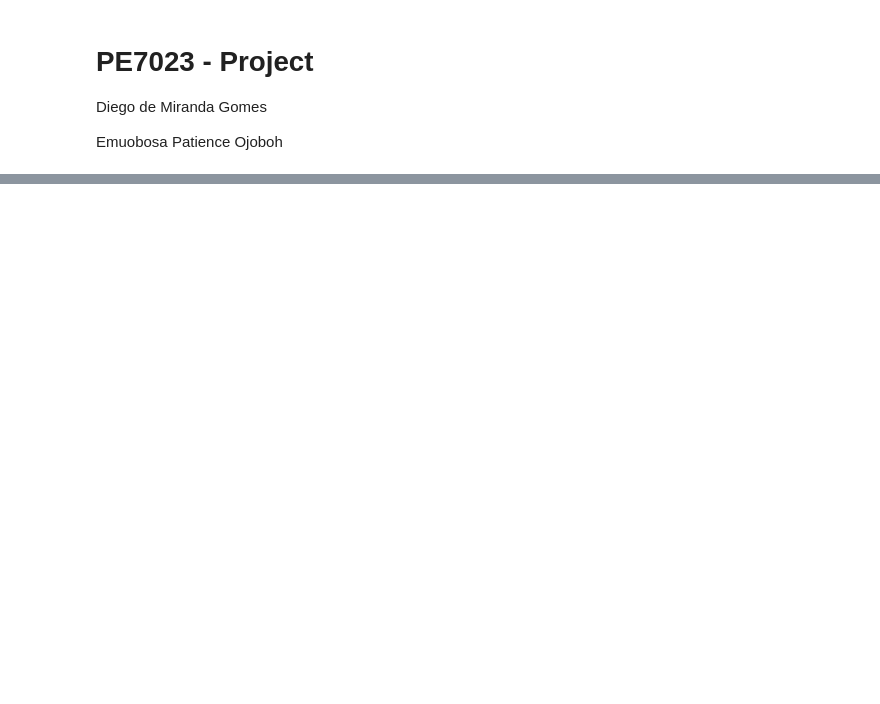
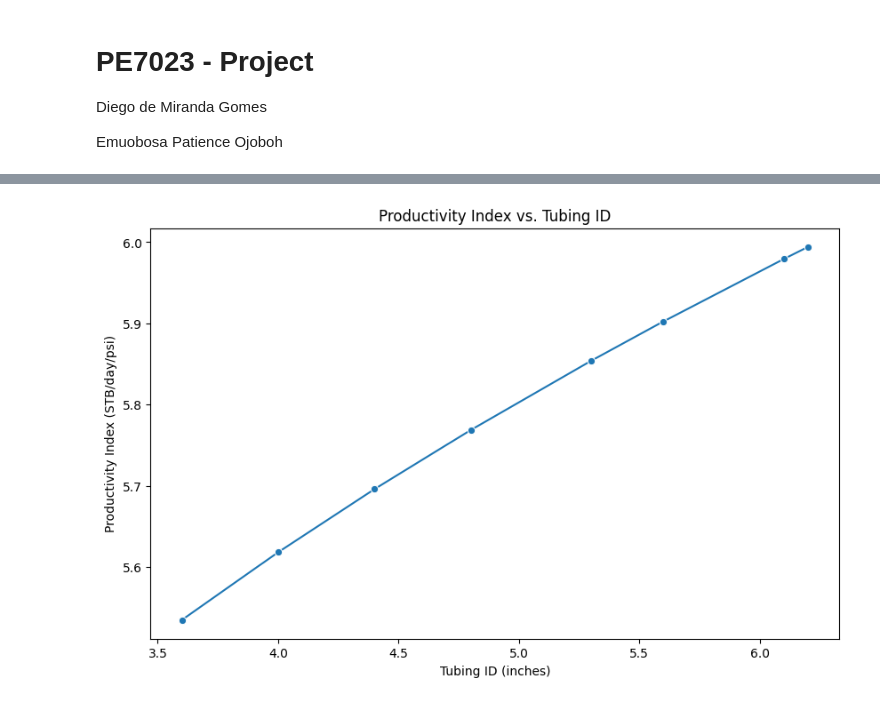
Before and after one commit to mocolega/PE7023-Project, a Jupyter notebook: Part1.ipynb, the cells around one changed output, grey strips where cells are left out. Saved outputs shown, nothing was run; the diff lists cells and outputs as text; code cells hidden in the pictures; blank space fills up the shorter version.

```diff
--- a/Part1.ipynb
+++ b/Part1.ipynb
@@ -37,0 +81,11 @@ def PI(k, h, Bo, muo, re, rwf, S):
+# %%
+tubing_id = [0.8 * case for case in wellbore_case_inches] # Assuming tubing ID is 80% of the wellbore radius
+## Plotiing tubing ID vs. PI
+plt.figure(figsize=(10, 6))
+sns.lineplot(x=tubing_id, y=PI_values, marker='o')
+plt.title('Productivity Index vs. Tubing ID')
+plt.xlabel('Tubing ID (inches)')
+plt.ylabel('Productivity Index (STB/day/psi)')
+plt.show()
+# %% [output]
+[figure, added]
```
Also changed, not shown: parts of 5 cells of this notebook, 5 other files.
